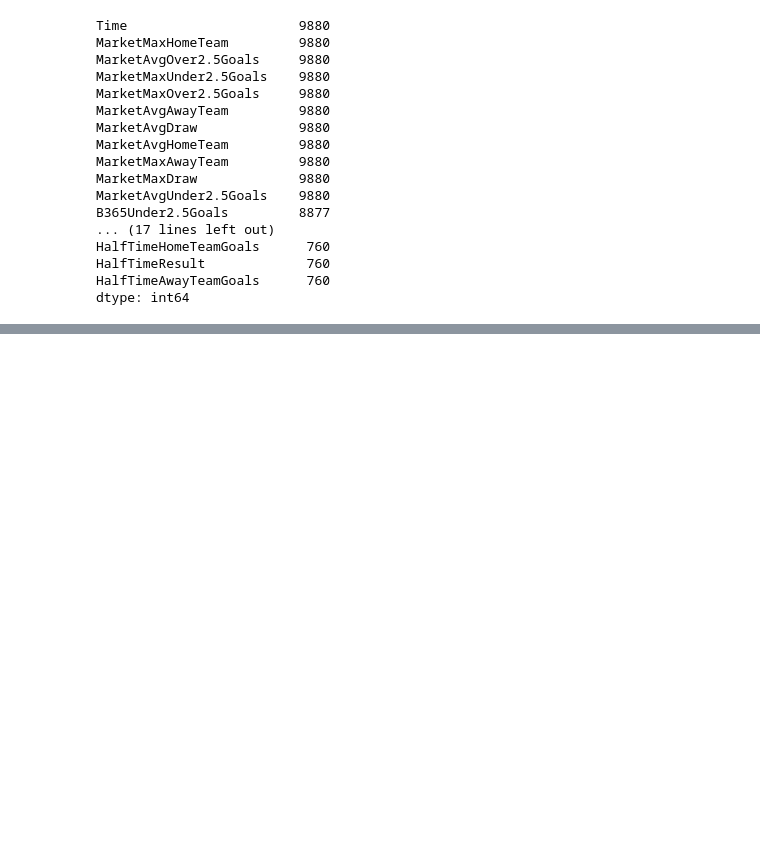
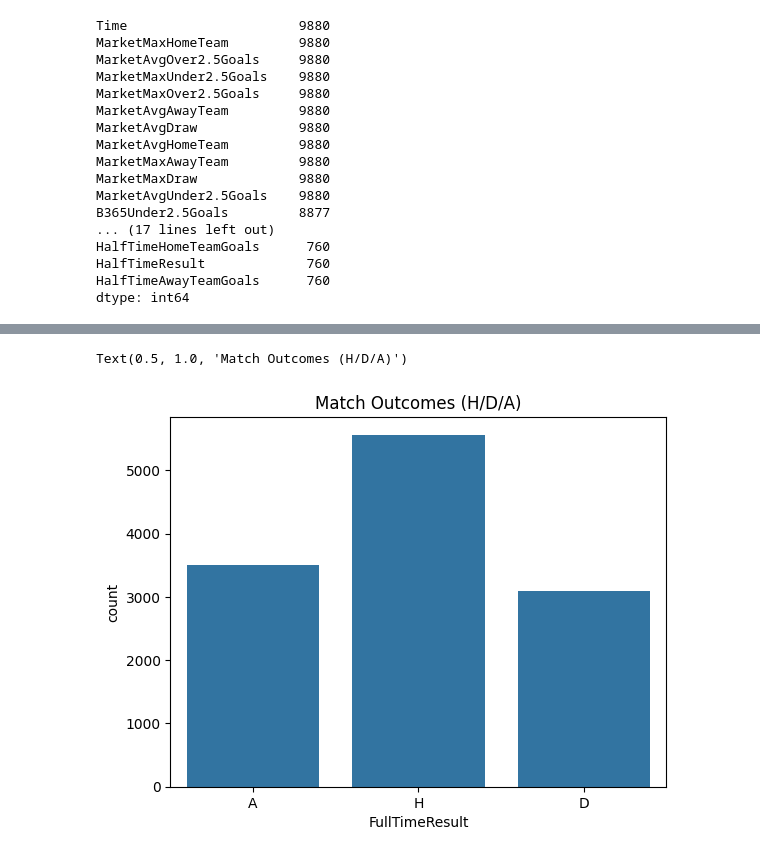
Before and after one commit to javieryeow/premier-league-score-predictor, a Jupyter notebook: notebooks/eda.ipynb, the cells around one changed output, grey strips where cells are left out. Saved outputs shown, nothing was run; the diff lists cells and outputs as text; code cells hidden in the pictures; blank space fills up the shorter version.

Commit message:
eda and data cleaning completed

```diff
--- a/notebooks/eda.ipynb
+++ b/notebooks/eda.ipynb
@@ -56,0 +74,8 @@ dtype: int64
+# %%
+# examining match outcomes
+
+sns.countplot(x="FullTimeResult", data=df)
+plt.title("Match Outcomes (H/D/A)")
+# %% [output]
+Text(0.5, 1.0, 'Match Outcomes (H/D/A)')
+[figure, added]
```
Also changed, not shown: parts of 5 cells of this notebook, 4 other files.
